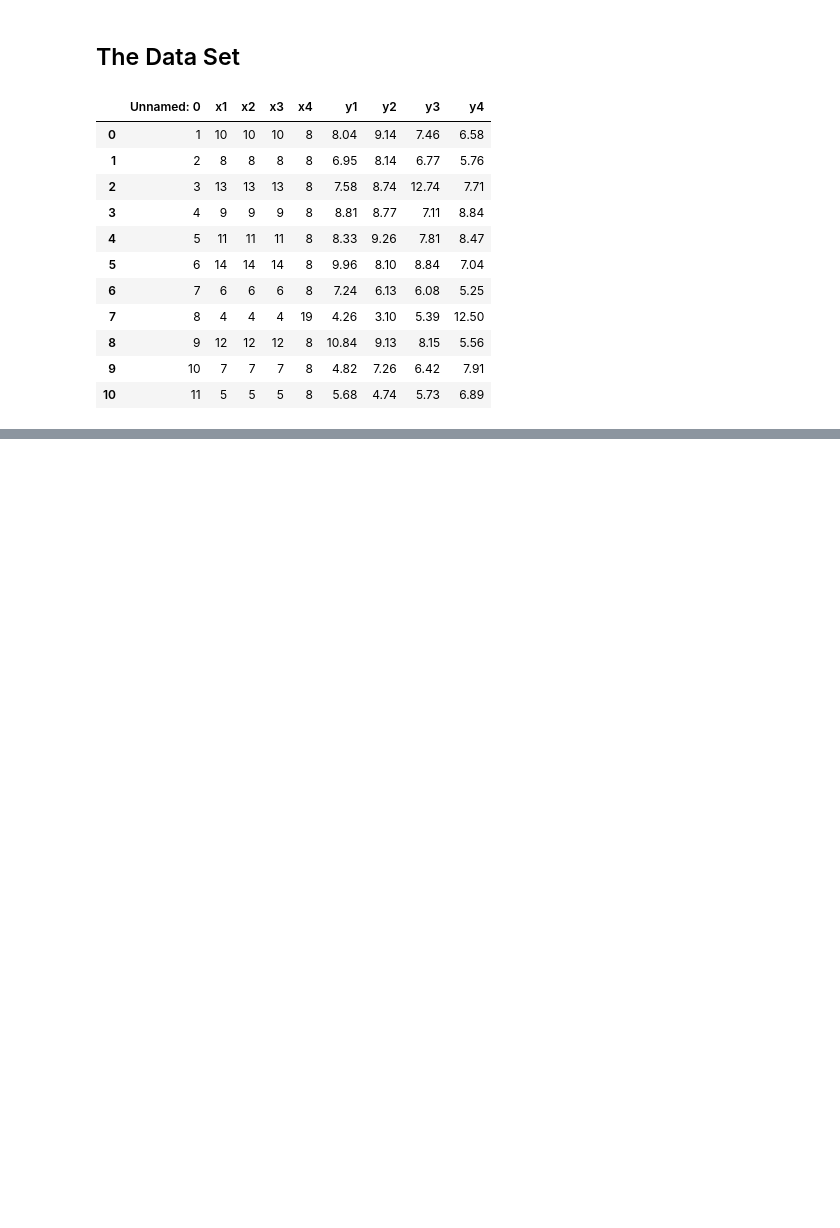
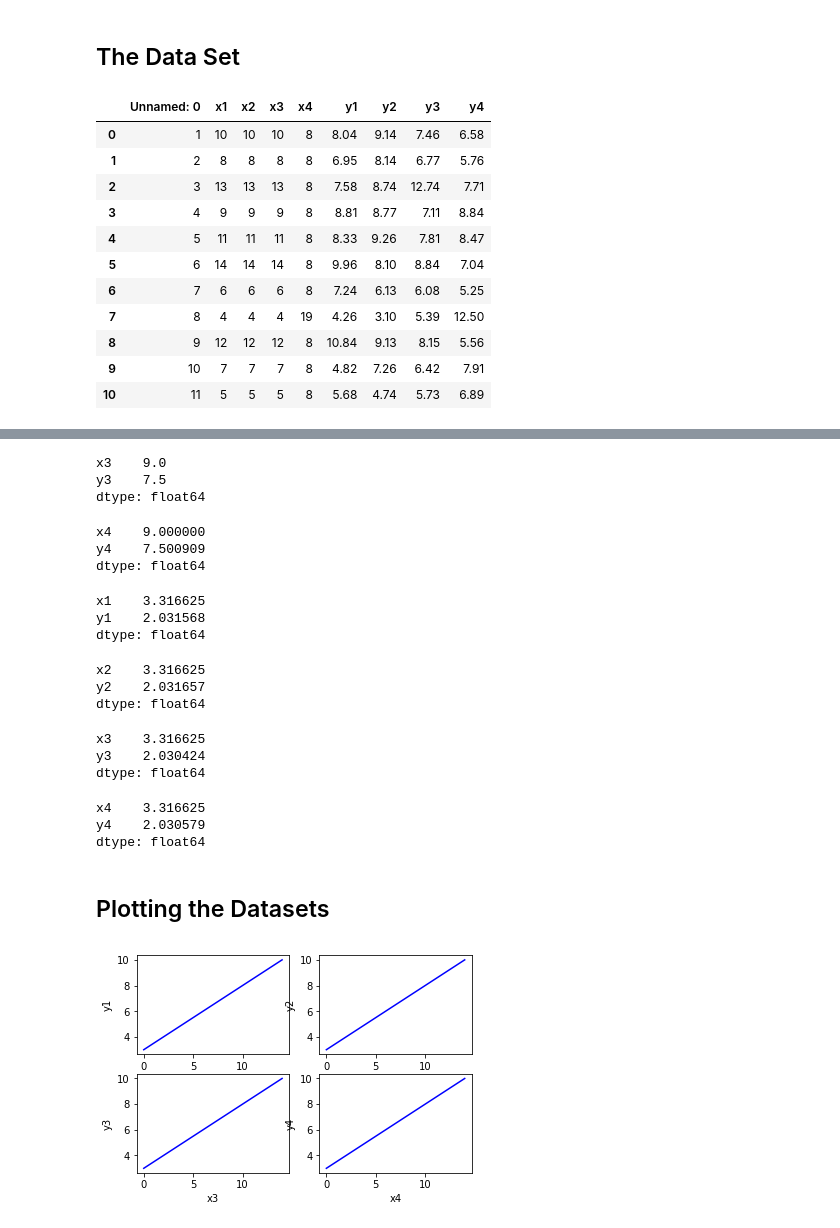
Before and after one commit to TommyVaughan/anacombe-quartet, a Jupyter notebook: anacombe-quartet.ipynb, the cells around one changed output, grey strips where cells are left out. Cells and saved outputs as stored; diff of their text form; code cells hidden in the pictures; blank space fills up the shorter version.

```diff
--- a/anacombe-quartet.ipynb
+++ b/anacombe-quartet.ipynb
@@ -52,0 +96,43 @@ df
+# %%
+# Dataset 3
+df.loc[:,["x3", "y3"]].mean()
+# %% [output]
+x3    9.0
+y3    7.5
+dtype: float64
+# %%
+# Dataset 4
+df.loc[:,["x4", "y4"]].mean()
+# %% [output]
+x4    9.000000
+y4    7.500909
+dtype: float64
+# %%
+# Looking at the standard deviation of x and y on each of the 4 datasets we can see they are exactly the same.
+# Dataset 1
+df.loc[:,["x1", "y1"]].std()
+# %% [output]
+x1    3.316625
+y1    2.031568
+dtype: float64
+# %%
+# Dataset 2
+df.loc[:,["x2", "y2"]].std()
+# %% [output]
+x2    3.316625
+y2    2.031657
+dtype: float64
+# %%
+# Dataset 3
+df.loc[:,["x3", "y3"]].std()
+# %% [output]
+x3    3.316625
+y3    2.030424
+dtype: float64
+# %%
+# Dataset 4
+df.loc[:,["x4", "y4"]].std()
+# %% [output]
+x4    3.316625
+y4    2.030579
+dtype: float64
@@ -52,0 +142,35 @@ df
+# %% [markdown]
+## Plotting the Datasets
+# %%
+x = np.arange(0.0, 15.0, 1.0)
+y = 3.00 + 0.500 * x +
+
+# Dataset 1
+plt.subplot(2, 2, 1)
+plt.plot(x,y, 'b-')
+plt.xlabel("x1")
+plt.ylabel("y1")
+
+# Dataset 2
+plt.subplot(2, 2, 2)
+plt.plot(x,y, 'b-')
+plt.xlabel("x2")
+plt.ylabel("y2")
+
+
+# Dataset 3
+plt.subplot(2, 2, 3)
+plt.plot(x,y, 'b-')
+plt.xlabel("x3")
+plt.ylabel("y3")
+
+
+# Dataset 4
+plt.subplot(2, 2, 4)
+plt.plot(x,y, 'b-')
+plt.xlabel("x4")
+plt.ylabel("y4")
+
+plt.show()
+# %% [output]
+[figure, added]
```
Also changed, not shown: parts of 7 cells of this notebook, 1 other file.
